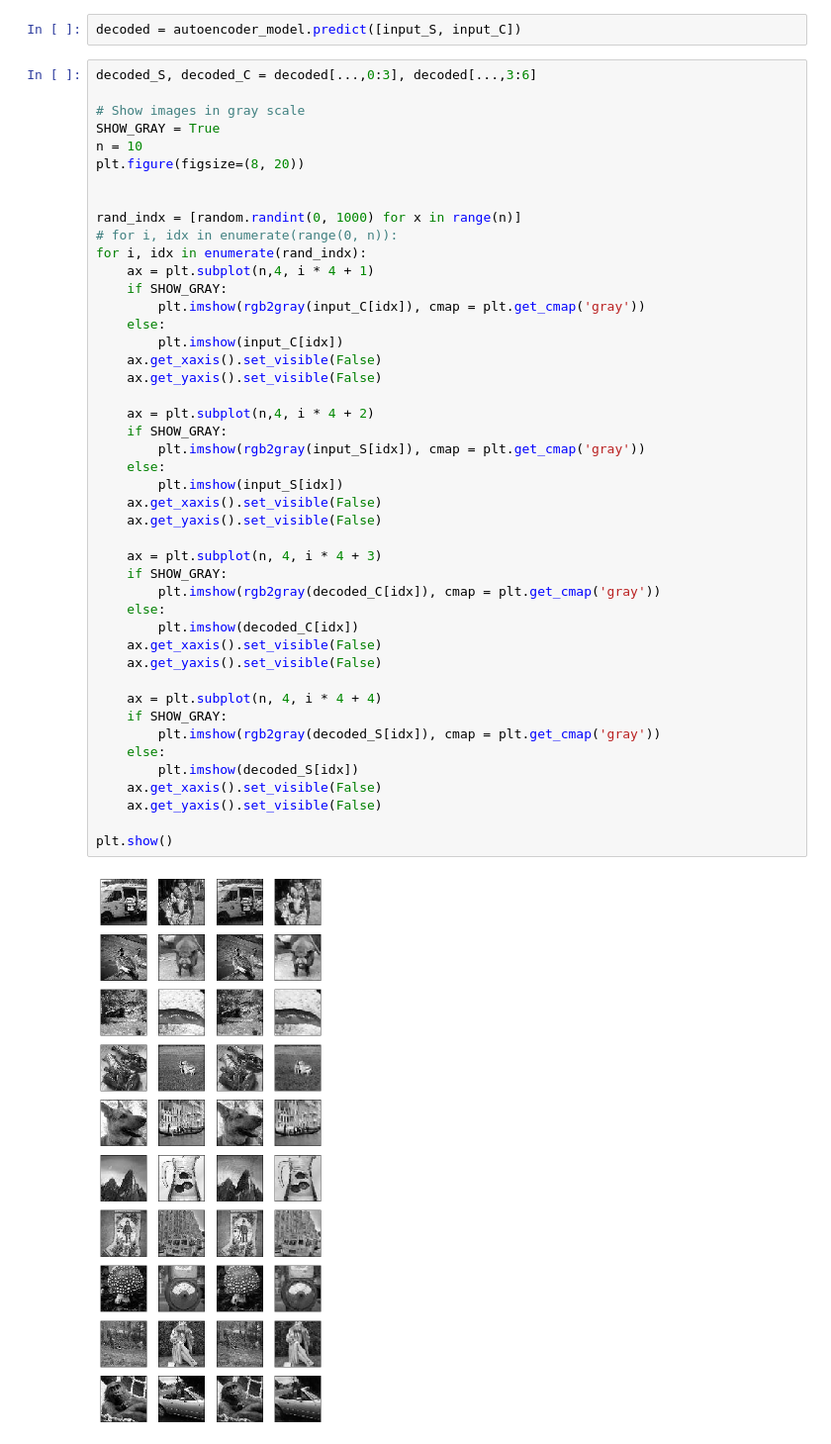
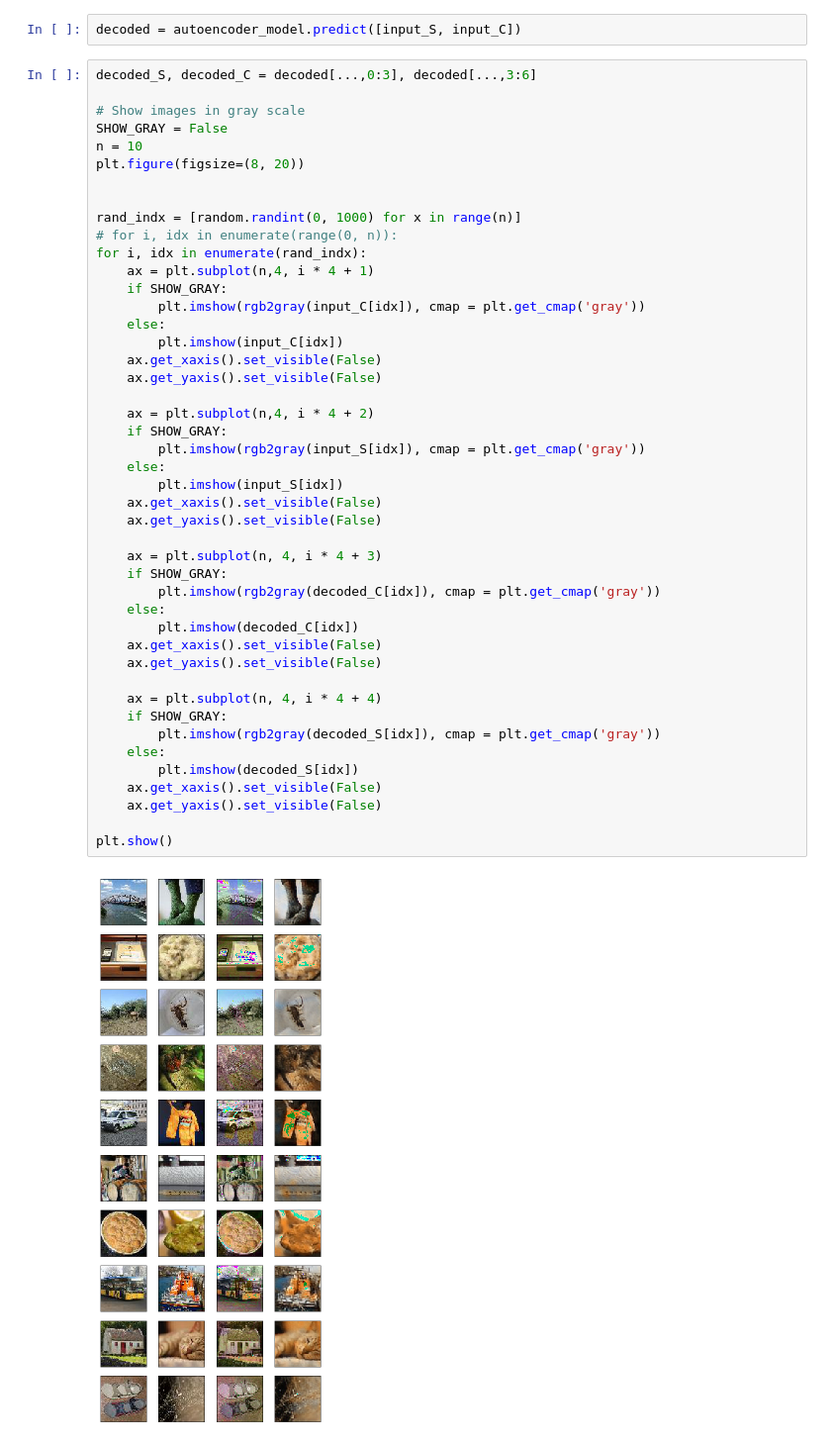
Before and after one commit to alexandremuzio/deep-steg, a Jupyter notebook: deep_steg.ipynb, the cells around one changed output. Shown at 99% size. Cells and saved outputs as stored; diff of their text form.

```diff
--- a/deep_steg.ipynb
+++ b/deep_steg.ipynb
@@ -185,7 +246,7 @@ decoded = autoencoder_model.predict([input_S, input_C])
 decoded_S, decoded_C = decoded[...,0:3], decoded[...,3:6]
 
 # Show images in gray scale
-SHOW_GRAY = True
+SHOW_GRAY = False
 n = 10
 plt.figure(figsize=(8, 20))
 
@@ -200,31 +261,31 @@ for i, idx in enumerate(rand_indx):
         plt.imshow(input_C[idx])
     ax.get_xaxis().set_visible(False)
     ax.get_yaxis().set_visible(False)
 
     ax = plt.subplot(n,4, i * 4 + 2)
     if SHOW_GRAY:
         plt.imshow(rgb2gray(input_S[idx]), cmap = plt.get_cmap('gray'))
     else:
         plt.imshow(input_S[idx])
     ax.get_xaxis().set_visible(False)
     ax.get_yaxis().set_visible(False)
 
     ax = plt.subplot(n, 4, i * 4 + 3)
     if SHOW_GRAY:
         plt.imshow(rgb2gray(decoded_C[idx]), cmap = plt.get_cmap('gray'))
     else:
         plt.imshow(decoded_C[idx])
     ax.get_xaxis().set_visible(False)
     ax.get_yaxis().set_visible(False)
 
     ax = plt.subplot(n, 4, i * 4 + 4)
     if SHOW_GRAY:
         plt.imshow(rgb2gray(decoded_S[idx]), cmap = plt.get_cmap('gray'))
     else:
         plt.imshow(decoded_S[idx])
     ax.get_xaxis().set_visible(False)
     ax.get_yaxis().set_visible(False)
 
 plt.show()
 # %% [output]
-[figure, old version]
+[figure, new version]
```
Also changed, not shown: parts of 7 cells of this notebook.
